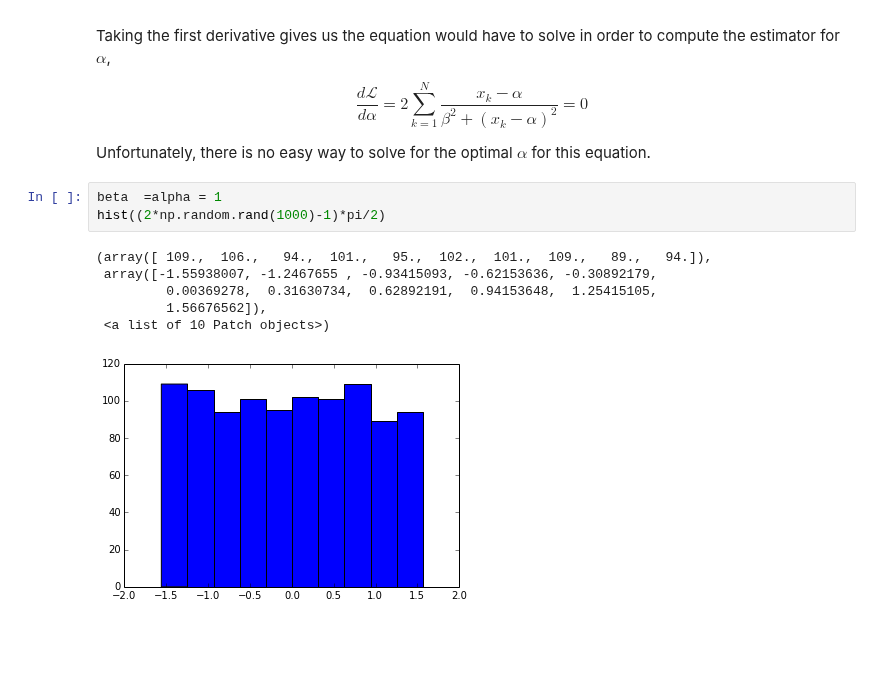
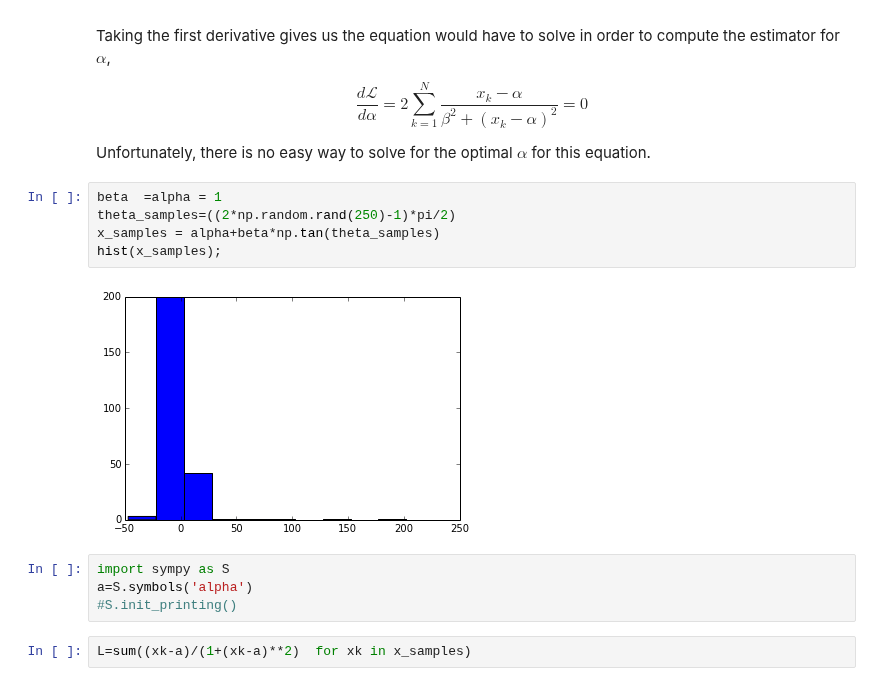
Before and after one commit to unpingco/Python-for-Signal-Processing, a Jupyter notebook: Lighthouse_problem.ipynb, the cells around one changed output. Saved outputs shown, nothing was run; the diff lists cells and outputs as text; blank space fills up the shorter version.

```diff
--- a/Lighthouse_problem.ipynb
+++ b/Lighthouse_problem.ipynb
@@ -48,11 +48,14 @@ $$ \frac{d \mathcal{L}}{d \alpha} = 2 \sum_{k=1}^N \frac{x_k-\alpha}{\beta^2+(x_
 Unfortunately, there is no easy way to solve for the optimal $ \alpha $ for this equation.
 # %%
 beta  =alpha = 1
-hist((2*np.random.rand(1000)-1)*pi/2)
+theta_samples=((2*np.random.rand(250)-1)*pi/2)
+x_samples = alpha+beta*np.tan(theta_samples)
+hist(x_samples);
 # %% [output]
-(array([ 109.,  106.,   94.,  101.,   95.,  102.,  101.,  109.,   89.,   94.]),
- array([-1.55938007, -1.2467655 , -0.93415093, -0.62153636, -0.30892179,
-         0.00369278,  0.31630734,  0.62892191,  0.94153648,  1.25415105,
-         1.56676562]),
- <a list of 10 Patch objects>)
-[figure, old version]
+[figure, new version]
+# %%
+import sympy as S
+a=S.symbols('alpha')
+#S.init_printing()
+# %%
+L=sum((xk-a)/(1+(xk-a)**2)  for xk in x_samples)
```
Also changed, not shown: parts of 11 cells of this notebook.
